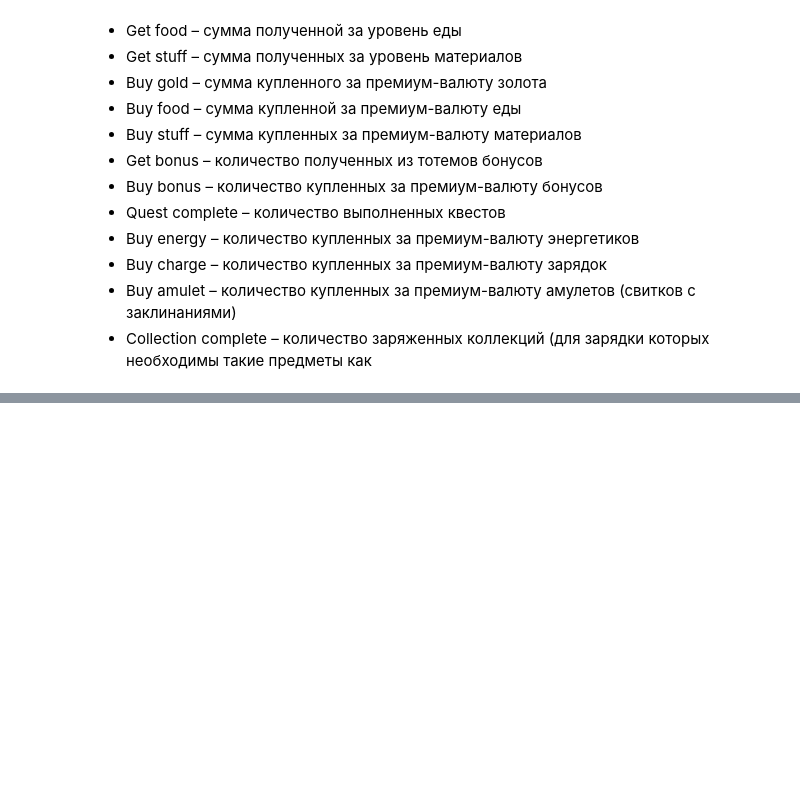
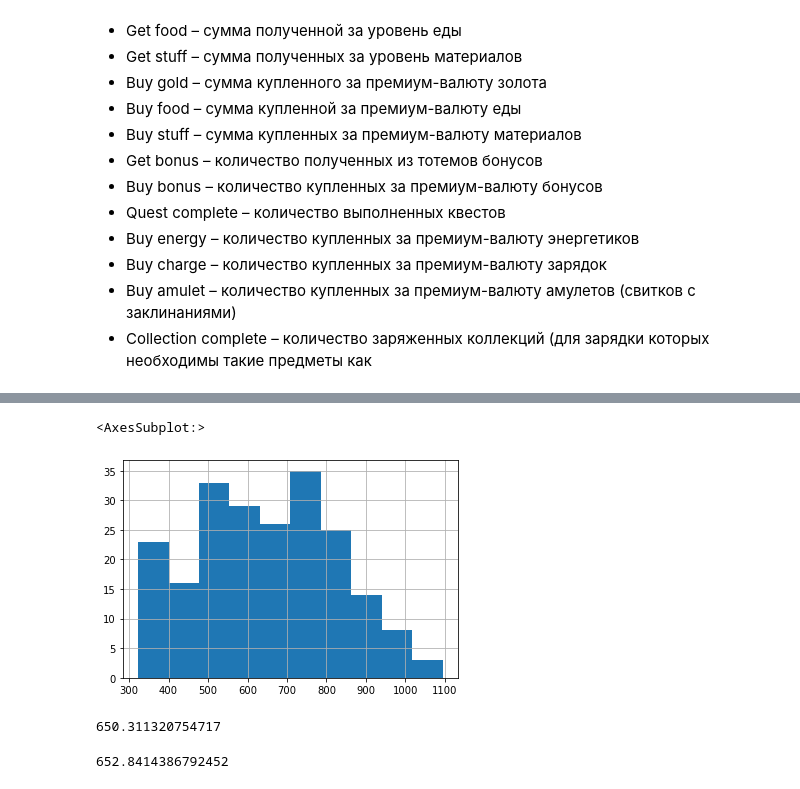
Before and after one commit to lectures-python/Python_lectures_HW, a Jupyter notebook: A_B_test.ipynb, the cells around one changed output, grey strips where cells are left out. Drawn from its saved outputs; the diff is of its cells as text; code cells hidden in the pictures; blank space fills up the shorter version.

```diff
--- a/A_B_test.ipynb
+++ b/A_B_test.ipynb
@@ -83,0 +161,13 @@ pd.read_csv()
+# %%
+pd.Series(A).hist()
+# %% [output]
+<AxesSubplot:>
+[figure, added]
+# %%
+np.mean(A)
+# %% [output]
+650.311320754717
+# %%
+np.mean(a_mean_semp)
+# %% [output]
+652.8414386792452
```
Also changed, not shown: parts of 20 cells of this notebook.
